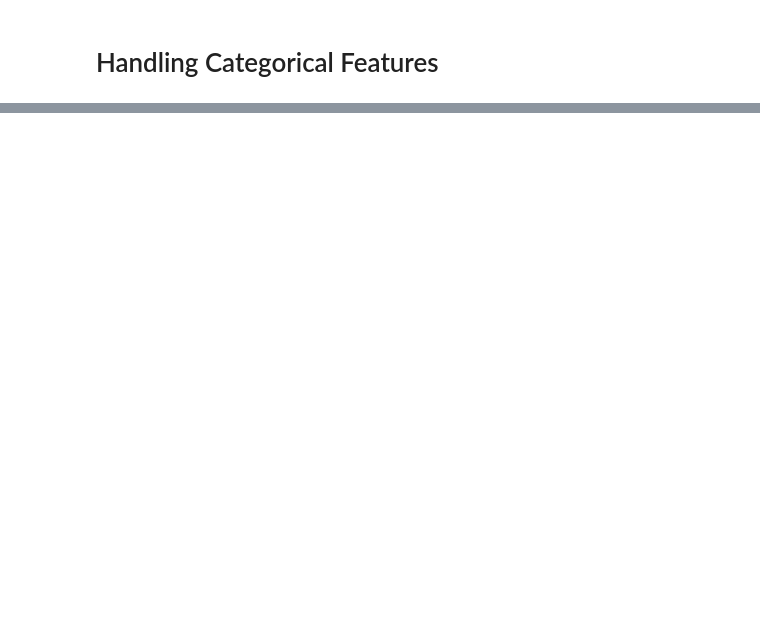
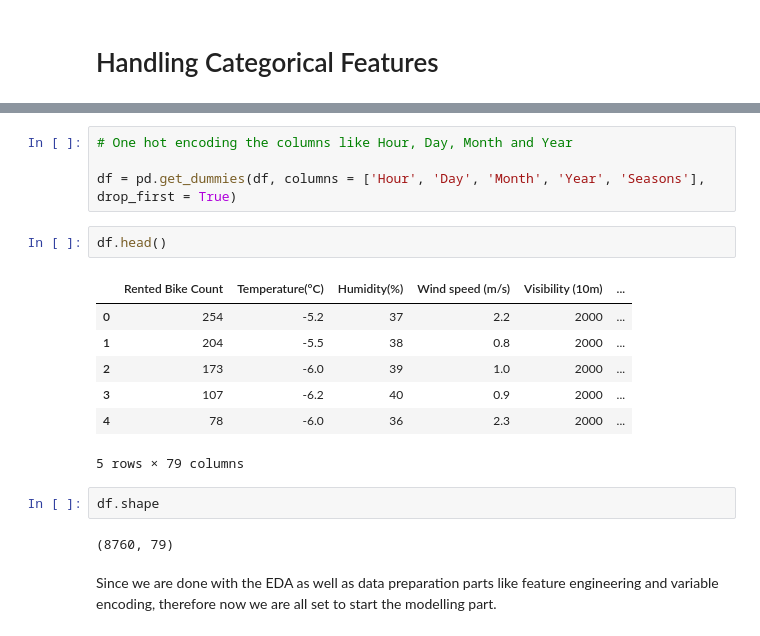
Before and after one commit to jatinsharma16/Capstone-Project-Linear-Regression, a Jupyter notebook: Bike_Sharing_Demand_Prediction_Capstone_Project.ipynb, the cells around one changed output, grey strips where cells are left out. Cells and saved outputs as stored; diff of their text form; blank space fills up the shorter version.

```diff
--- a/Bike_Sharing_Demand_Prediction_Capstone_Project.ipynb
+++ b/Bike_Sharing_Demand_Prediction_Capstone_Project.ipynb
@@ -314,0 +371,20 @@ key notes:
+# %%
+# One hot encoding the columns like Hour, Day, Month and Year
+
+df = pd.get_dummies(df, columns = ['Hour', 'Day', 'Month', 'Year', 'Seasons'], drop_first = True)
+# %%
+df.head()
+# %% [output]
+|  | Rented Bike Count | Temperature(°C) | Humidity(%) | Wind speed (m/s) | Visibility (10m) | ... |
+| 0 | 254 | -5.2 | 37 | 2.2 | 2000 | ... |
+| 1 | 204 | -5.5 | 38 | 0.8 | 2000 | ... |
+| 2 | 173 | -6.0 | 39 | 1.0 | 2000 | ... |
+| 3 | 107 | -6.2 | 40 | 0.9 | 2000 | ... |
+| 4 | 78 | -6.0 | 36 | 2.3 | 2000 | ... |
+5 rows × 79 columns
+# %%
+df.shape
+# %% [output]
+(8760, 79)
+# %% [markdown]
+Since we are done with the EDA as well as data preparation parts like feature engineering and variable encoding, therefore now we are all set to start the modelling part.
```
Also changed, not shown: parts of 27 cells of this notebook.
